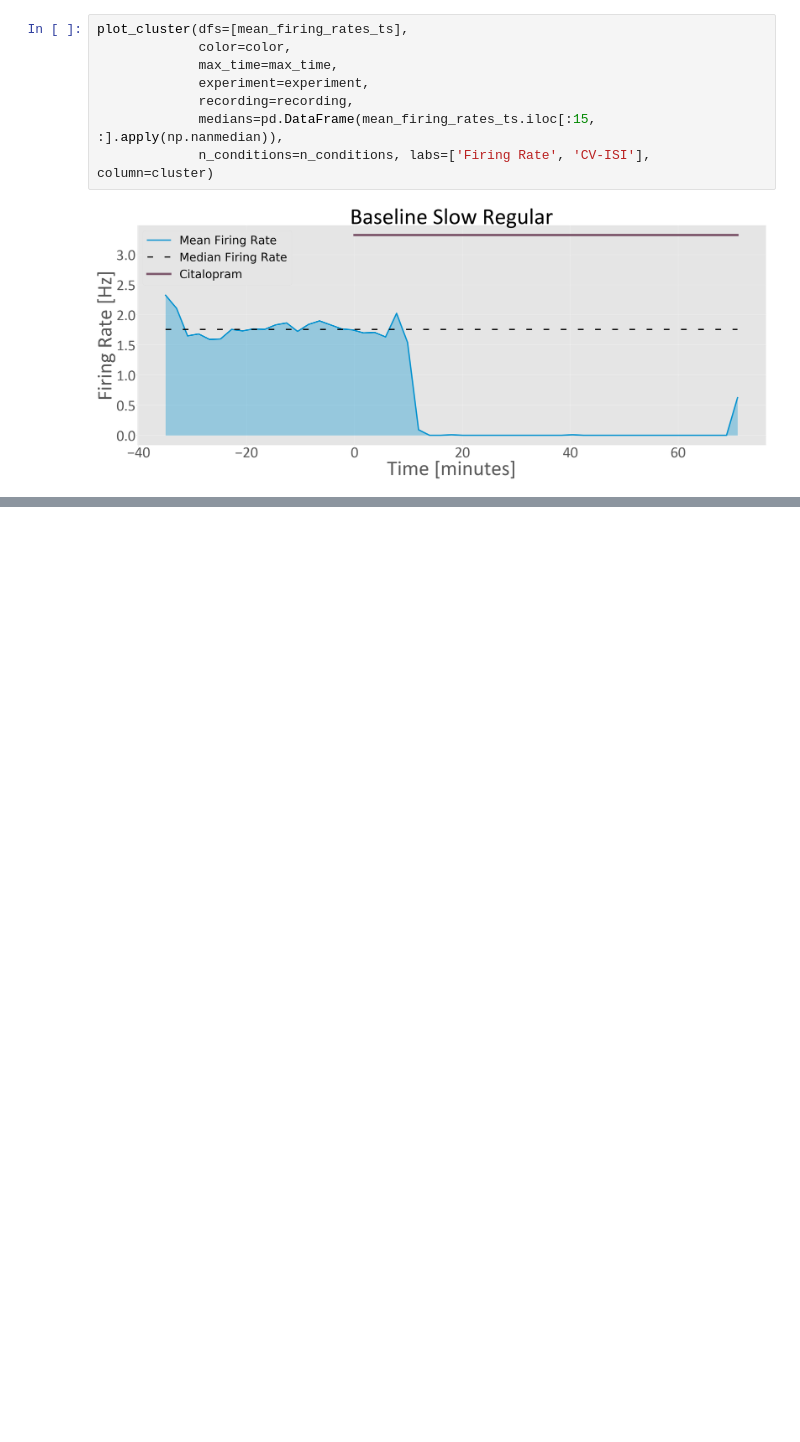
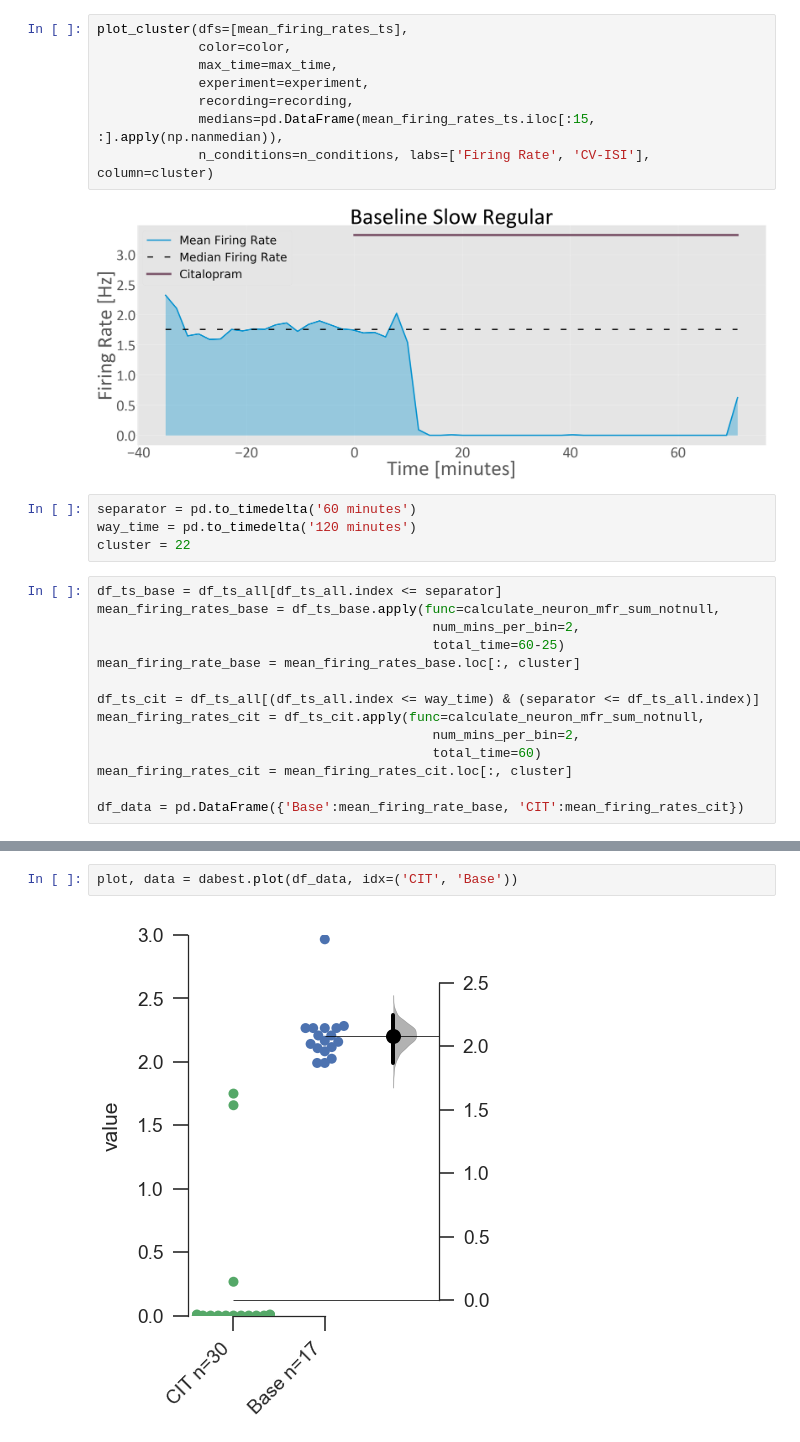
Before and after one commit to Ruairi-osul/ephys, a Jupyter notebook: mua_preprocess/notebooks/Tran mean FR.ipynb, the cells around one changed output, grey strips where cells are left out. Saved outputs shown, nothing was run; the diff lists cells and outputs as text; blank space fills up the shorter version.

```diff
--- a/mua_preprocess/notebooks/Tran mean FR.ipynb
+++ b/mua_preprocess/notebooks/Tran mean FR.ipynb
@@ -279,3 +280,21 @@ plot_cluster(dfs=[mean_firing_rates_ts],
              n_conditions=n_conditions, labs=['Firing Rate', 'CV-ISI'], column=cluster)
 # %% [output]
 [figure]
+# %%
+separator = pd.to_timedelta('60 minutes')
+way_time = pd.to_timedelta('120 minutes')
+cluster = 22
+# %%
+df_ts_base = df_ts_all[df_ts_all.index <= separator]
+mean_firing_rates_base = df_ts_base.apply(func=calculate_neuron_mfr_sum_notnull,
+                                           num_mins_per_bin=2,
+                                           total_time=60-25)
+mean_firing_rate_base = mean_firing_rates_base.loc[:, cluster]
+
+df_ts_cit = df_ts_all[(df_ts_all.index <= way_time) & (separator <= df_ts_all.index)]
+mean_firing_rates_cit = df_ts_cit.apply(func=calculate_neuron_mfr_sum_notnull,
+                                           num_mins_per_bin=2,
+                                           total_time=60)
+mean_firing_rates_cit = mean_firing_rates_cit.loc[:, cluster]
+
+df_data = pd.DataFrame({'Base':mean_firing_rate_base, 'CIT':mean_firing_rates_cit})
@@ -281,0 +321,4 @@ plot_cluster(dfs=[mean_firing_rates_ts],
+# %%
+plot, data = dabest.plot(df_data, idx=('CIT', 'Base'))
+# %% [output]
+[figure, added]
```
Also changed, not shown: parts of 3 cells of this notebook, 31 other files.
